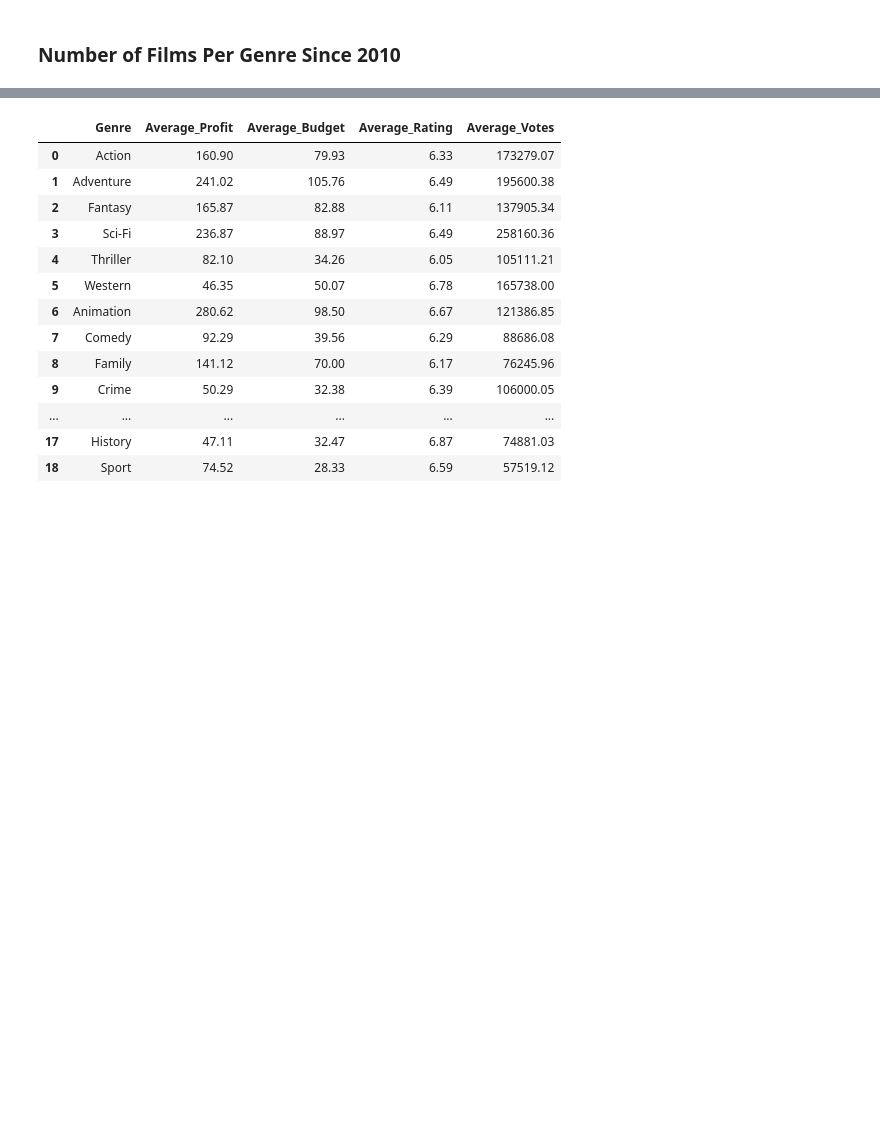
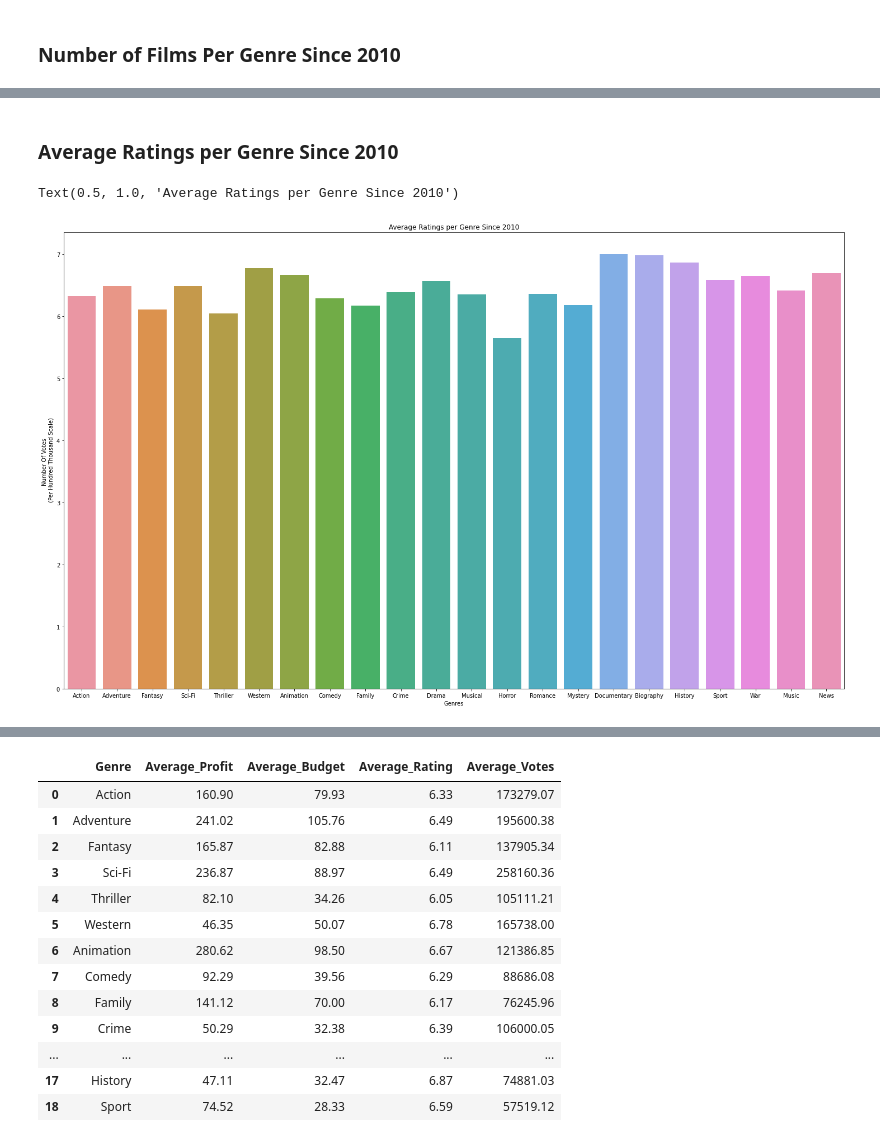
Before and after one commit to mrodberg/Pod1Capstone, a Jupyter notebook: Primary Notebook.ipynb, the cells around one changed output, grey strips where cells are left out. Saved outputs shown, nothing was run; the diff lists cells and outputs as text; code cells hidden in the pictures; blank space fills up the shorter version.

```diff
--- a/Primary Notebook.ipynb
+++ b/Primary Notebook.ipynb
@@ -319,0 +331,12 @@ FROM movie_basics
+# %% [markdown]
+<h3> Average Ratings per Genre Since 2010
+# %%
+plt.figure(figsize=(25,15))
+gfg = sns.barplot(data = genre_stats_df, x='Genre', y='Average_Rating')
+
+plt.xlabel("Genres")
+plt.ylabel("Number Of Votes \n (Per Hundred Thousand Scale)")
+plt.title("Average Ratings per Genre Since 2010")
+# %% [output]
+Text(0.5, 1.0, 'Average Ratings per Genre Since 2010')
+[figure, added]
```
Also changed, not shown: parts of 4 cells of this notebook.
